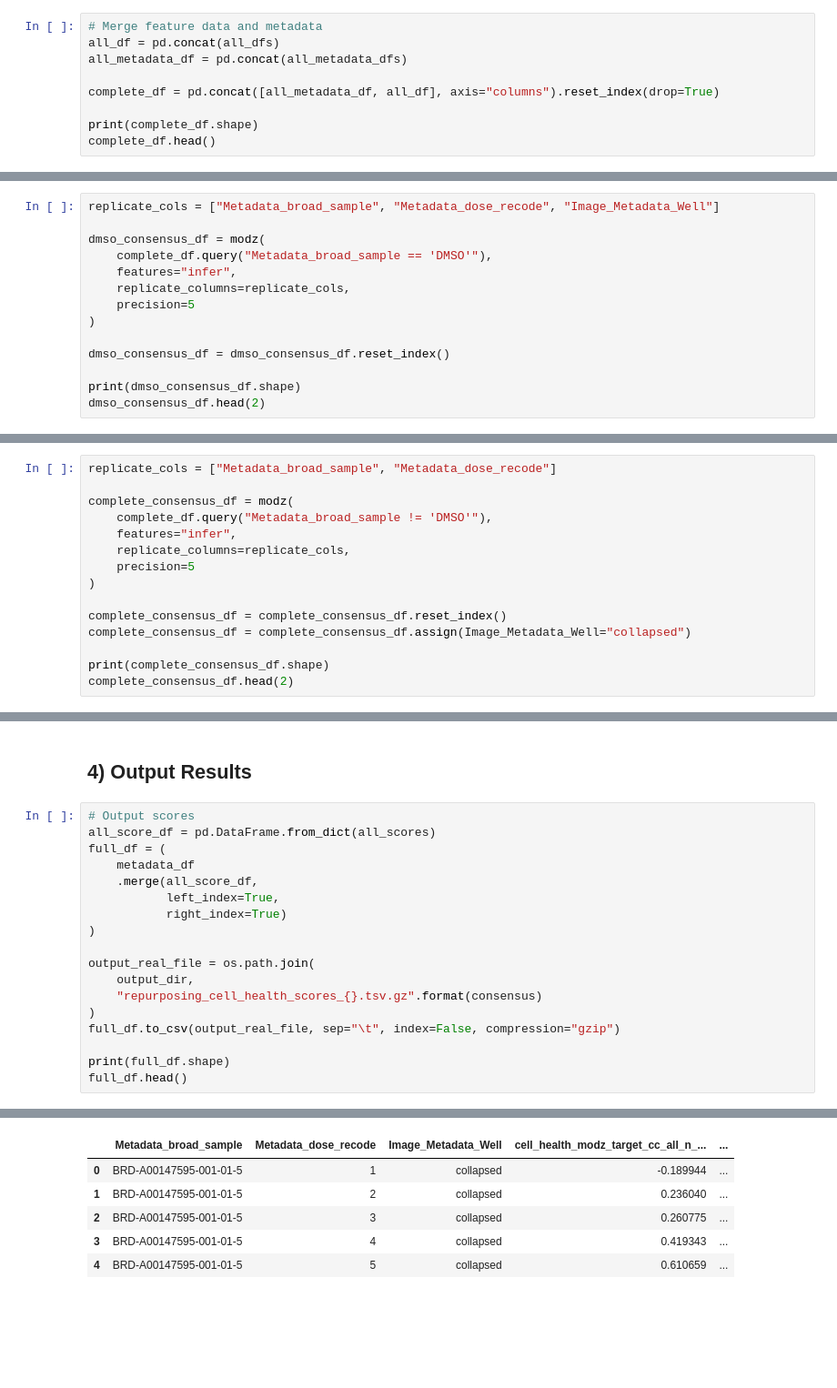
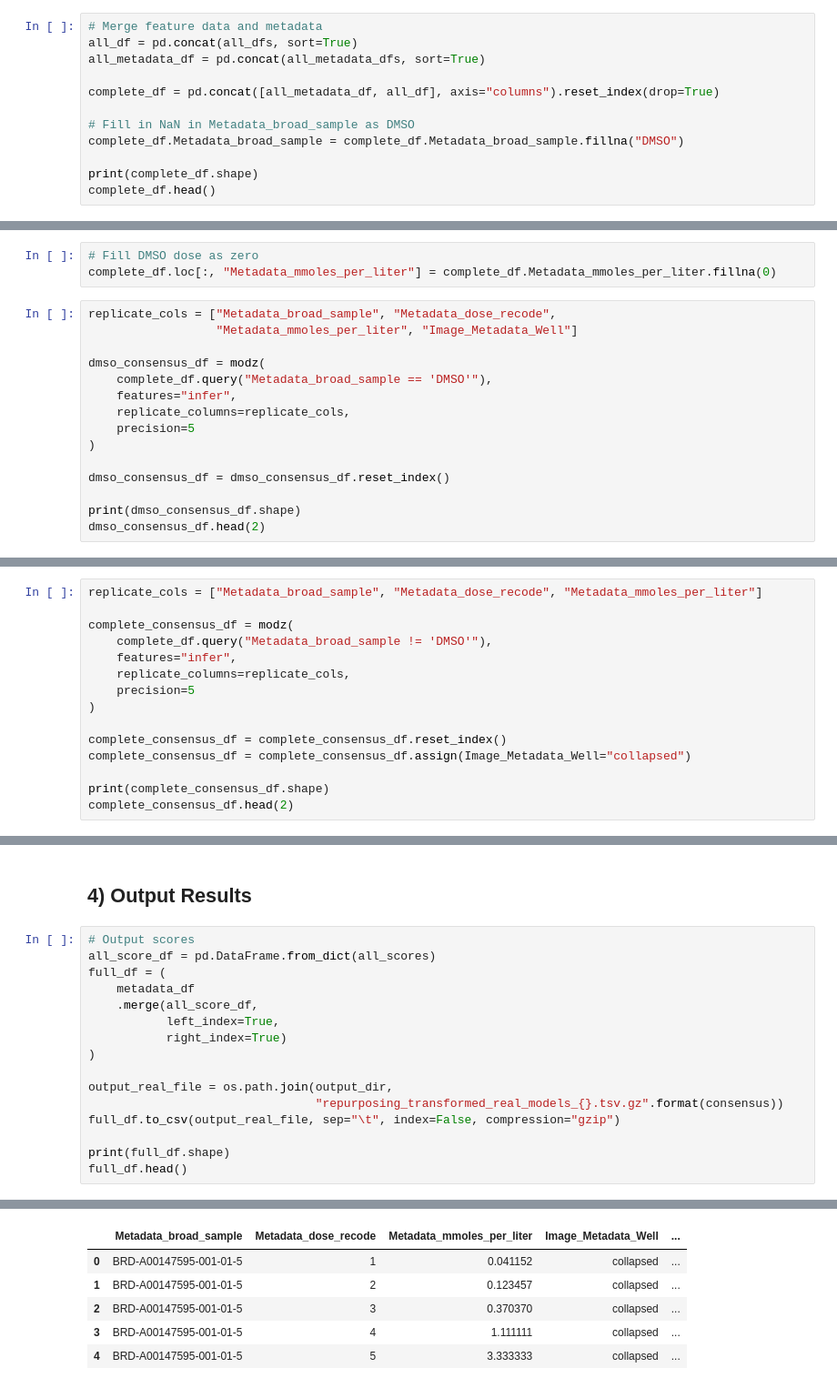
Before and after one commit to broadinstitute/cell-health, a Jupyter notebook: 4.apply/0.apply-models-repurposing.ipynb, the cells around one changed output, grey strips where cells are left out. Shown at 91% size. Drawn from its saved outputs; the diff is of its cells as text; blank space fills up the shorter version.

```diff
--- a/4.apply/0.apply-models-repurposing.ipynb
+++ b/4.apply/0.apply-models-repurposing.ipynb
@@ -84,11 +83,14 @@ for file in all_files:
         all_metadata_dfs.append(metadata_df)
 # %%
 # Merge feature data and metadata
-all_df = pd.concat(all_dfs)
-all_metadata_df = pd.concat(all_metadata_dfs)
+all_df = pd.concat(all_dfs, sort=True)
+all_metadata_df = pd.concat(all_metadata_dfs, sort=True)
 
 complete_df = pd.concat([all_metadata_df, all_df], axis="columns").reset_index(drop=True)
 
+# Fill in NaN in Metadata_broad_sample as DMSO
+complete_df.Metadata_broad_sample = complete_df.Metadata_broad_sample.fillna("DMSO")
+
 print(complete_df.shape)
 complete_df.head()
 # %% [output]
@@ -157,5 +163,9 @@ This helps us to determine the extent of plate effects across all plates.
+# %%
+# Fill DMSO dose as zero
+complete_df.loc[:, "Metadata_mmoles_per_liter"] = complete_df.Metadata_mmoles_per_liter.fillna(0)
 # %%
-replicate_cols = ["Metadata_broad_sample", "Metadata_dose_recode", "Image_Metadata_Well"]
+replicate_cols = ["Metadata_broad_sample", "Metadata_dose_recode",
+                  "Metadata_mmoles_per_liter", "Image_Metadata_Well"]
 
 dmso_consensus_df = modz(
     complete_df.query("Metadata_broad_sample == 'DMSO'"),
@@ -181,5 +189,5 @@ Only consider the perturbation and dose. Do not consider well.
 # %%
-replicate_cols = ["Metadata_broad_sample", "Metadata_dose_recode"]
+replicate_cols = ["Metadata_broad_sample", "Metadata_dose_recode", "Metadata_mmoles_per_liter"]
 
 complete_consensus_df = modz(
     complete_df.query("Metadata_broad_sample != 'DMSO'"),
@@ -276,10 +281,8 @@ full_df = (
            right_index=True)
 )
 
-output_real_file = os.path.join(
-    output_dir,
-    "repurposing_cell_health_scores_{}.tsv.gz".format(consensus)
-)
+output_real_file = os.path.join(output_dir,
+                                "repurposing_transformed_real_models_{}.tsv.gz".format(consensus))
 full_df.to_csv(output_real_file, sep="\t", index=False, compression="gzip")
 
 print(full_df.shape)
@@ -289,6 +292,6 @@ full_df.head()
-|  | Metadata_broad_sample | Metadata_dose_recode | Image_Metadata_Well | cell_health_modz_target_cc_all_n_... | ... |
-| 0 | BRD-A00147595-001-01-5 | 1 | collapsed | -0.189944 | ... |
-| 1 | BRD-A00147595-001-01-5 | 2 | collapsed | 0.236040 | ... |
-| 2 | BRD-A00147595-001-01-5 | 3 | collapsed | 0.260775 | ... |
-| 3 | BRD-A00147595-001-01-5 | 4 | collapsed | 0.419343 | ... |
-| 4 | BRD-A00147595-001-01-5 | 5 | collapsed | 0.610659 | ... |
+|  | Metadata_broad_sample | Metadata_dose_recode | Metadata_mmoles_per_liter | Image_Metadata_Well | ... |
+| 0 | BRD-A00147595-001-01-5 | 1 | 0.041152 | collapsed | ... |
+| 1 | BRD-A00147595-001-01-5 | 2 | 0.123457 | collapsed | ... |
+| 2 | BRD-A00147595-001-01-5 | 3 | 0.370370 | collapsed | ... |
+| 3 | BRD-A00147595-001-01-5 | 4 | 1.111111 | collapsed | ... |
+| 4 | BRD-A00147595-001-01-5 | 5 | 3.333333 | collapsed | ... |
```
Also changed, not shown: parts of 26 cells of this notebook, 22 other files.
